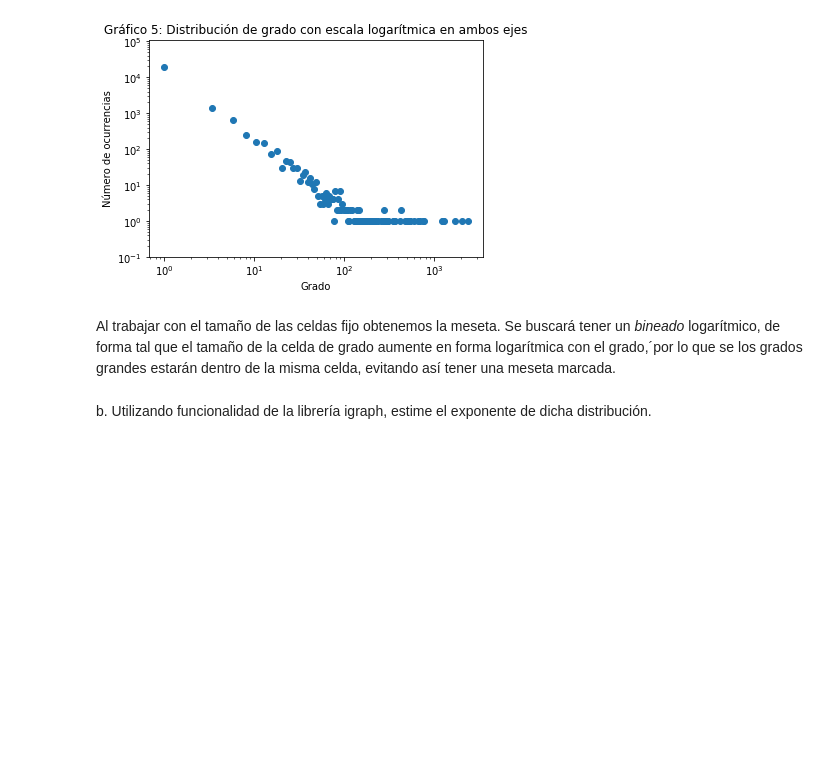
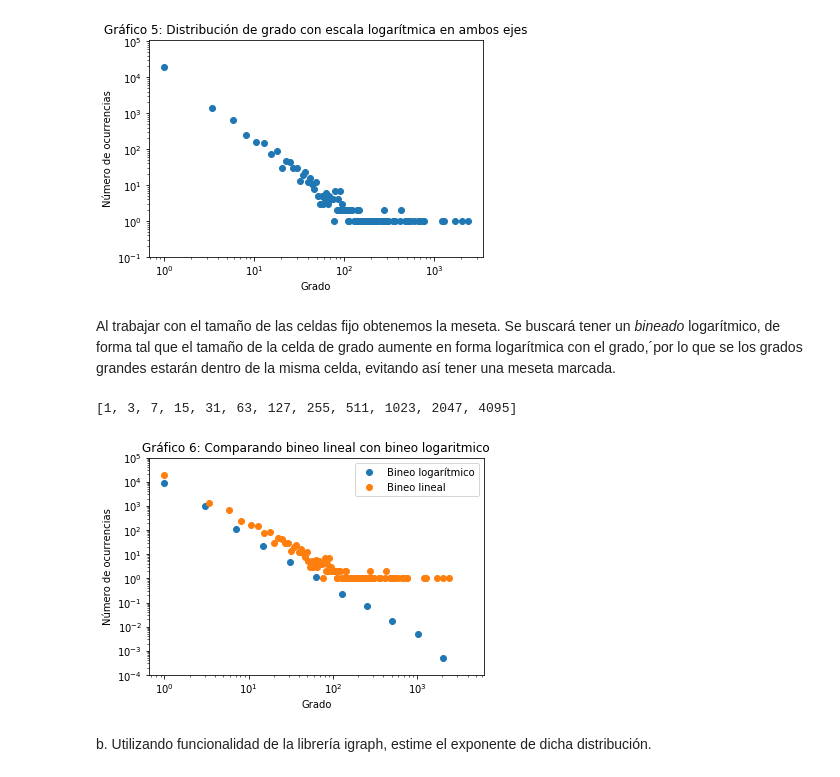
Before and after one commit to vms10/redestcs, a Jupyter notebook: Ejercicio3.ipynb, the cells around one changed output. Cells and saved outputs as stored; diff of their text form; code cells hidden in the pictures; blank space fills up the shorter version.

```diff
--- a/Ejercicio3.ipynb
+++ b/Ejercicio3.ipynb
@@ -129,6 +129,42 @@ plt.show()
 [figure]
 # %% [markdown]
 Al trabajar con el tamaño de las celdas fijo obtenemos la meseta. Se buscará tener un *bineado* logarítmico, de forma tal que el tamaño de la celda de grado aumente en forma logarítmica con el grado,´por lo que se los grados grandes estarán dentro de la misma celda, evitando así tener una meseta marcada.
+# %%
+bink=12
+b=[0]
+for i in range(bink):
+    b[i]=b[i-1]+2**i
+    b.append(b[i])
+B=[]                 ##Este es el que vamos a usar para dar el ancho de los bines
+for i in range(bink):
+    B.append(b[i])
+
+B     ##Vector  con los bines de bineo logaritmico
+# %% [output]
+[1, 3, 7, 15, 31, 63, 127, 255, 511, 1023, 2047, 4095]
+# %%
+sorted(K)      #Ordenamos la lista de los grados de los nodos de menor a mayor
+Pklog=[]       ## Creamos una lista a la que le vamos a agregar la cantidad de nodos en un bin, dividido el ancho del bin. Considerando el vector de bins B
+for i in range(bink):
+    a=0
+    for k in K:
+
+        if B[i]<=k<B[i+1]:
+            a+=1
+    Pklog.append(a/2**(1+i))
+
+plt.scatter(B,Pklog, label="Bineo logarítmico")
+plt.scatter(x[0:1000],y[0:1000], label="Bineo lineal")
+plt.xscale('log')
+plt.yscale('log')
+plt.ylim(ymax=10**5,ymin=10**(-4))
+plt.xlabel("Grado")
+plt.legend()
+plt.ylabel("Número de ocurrencias")
+plt.title('Gráfico 6: Comparando bineo lineal con bineo logaritmico')
+plt.show()
+# %% [output]
+[figure, added]
 # %% [markdown]
 b. Utilizando funcionalidad de la librería igraph, estime el exponente de dicha distribución.
 # %%
```
